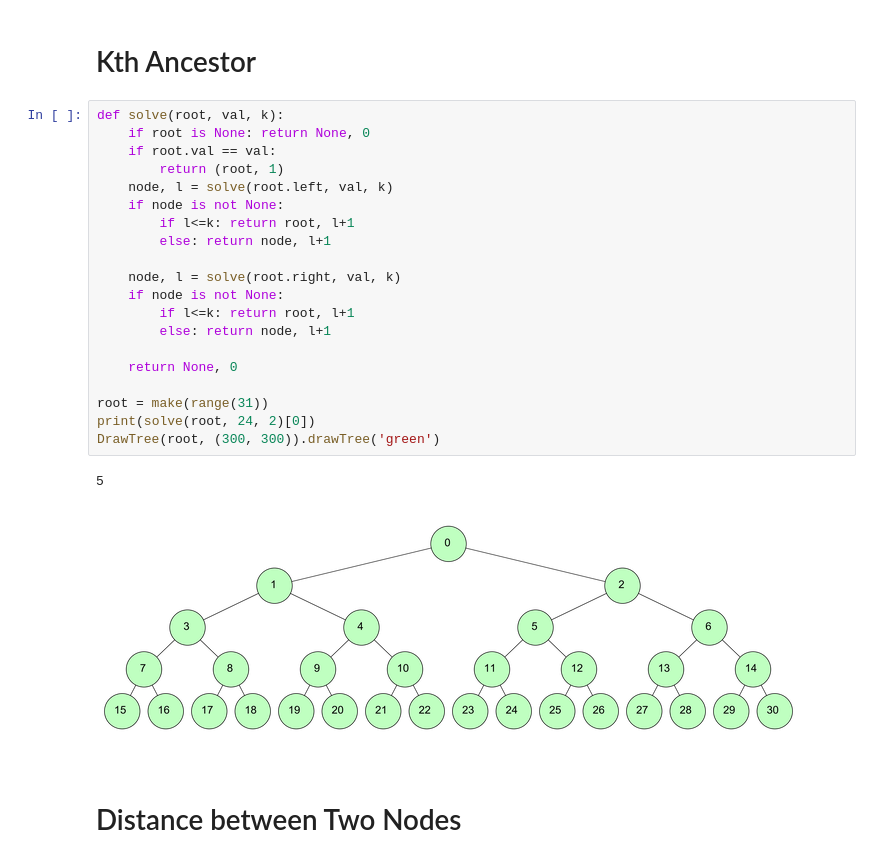
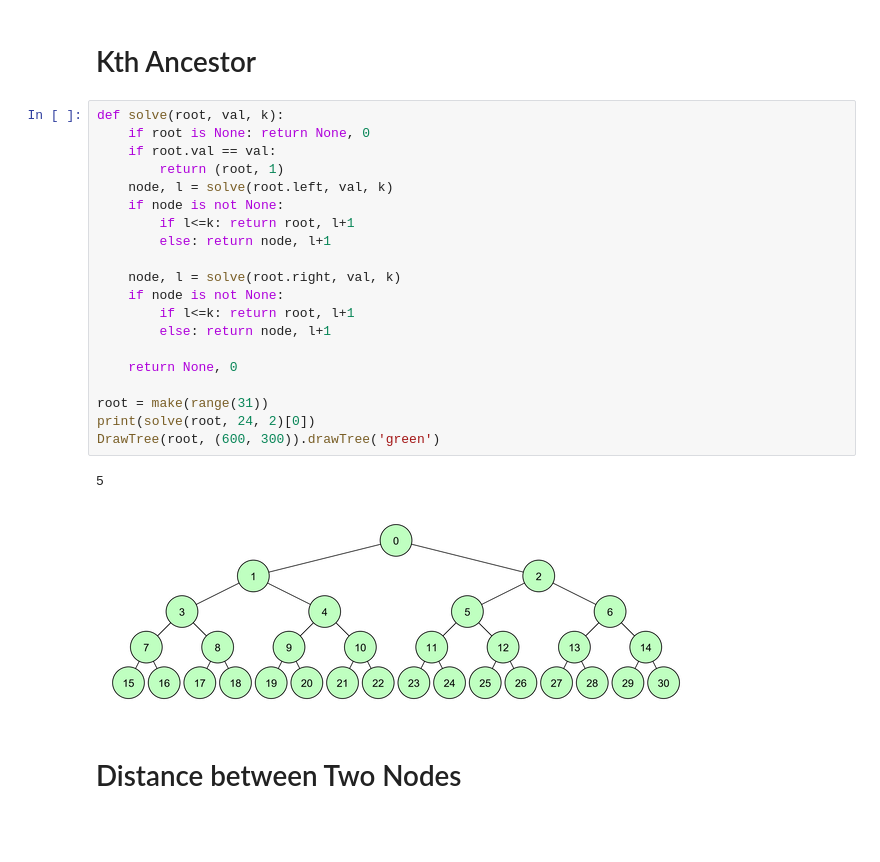
Before and after one commit to Redhatt/preparation, a Jupyter notebook: jupyter/Binary Tree.ipynb, the cells around one changed output. Drawn from its saved outputs; the diff is of its cells as text; blank space fills up the shorter version.

```diff
--- a/jupyter/Binary Tree.ipynb
+++ b/jupyter/Binary Tree.ipynb
@@ -193,26 +193,26 @@ DrawTree(root, (300, 300)).drawTree('blue')
 # %%
 def solve(root, val, k):
     if root is None: return None, 0
     if root.val == val:
         return (root, 1)
     node, l = solve(root.left, val, k)
     if node is not None:
         if l<=k: return root, l+1
         else: return node, l+1
 
     node, l = solve(root.right, val, k)
     if node is not None:
         if l<=k: return root, l+1
         else: return node, l+1
 
     return None, 0
 
 root = make(range(31))
 print(solve(root, 24, 2)[0])
-DrawTree(root, (300, 300)).drawTree('green')
+DrawTree(root, (600, 300)).drawTree('green')
 # %% [output]
 5
-[figure, old version]
+[figure, new version]
 # %% [markdown]
 # Distance between Two Nodes
 # %%
```
Also changed, not shown: parts of 13 cells of this notebook, 11 other files.
